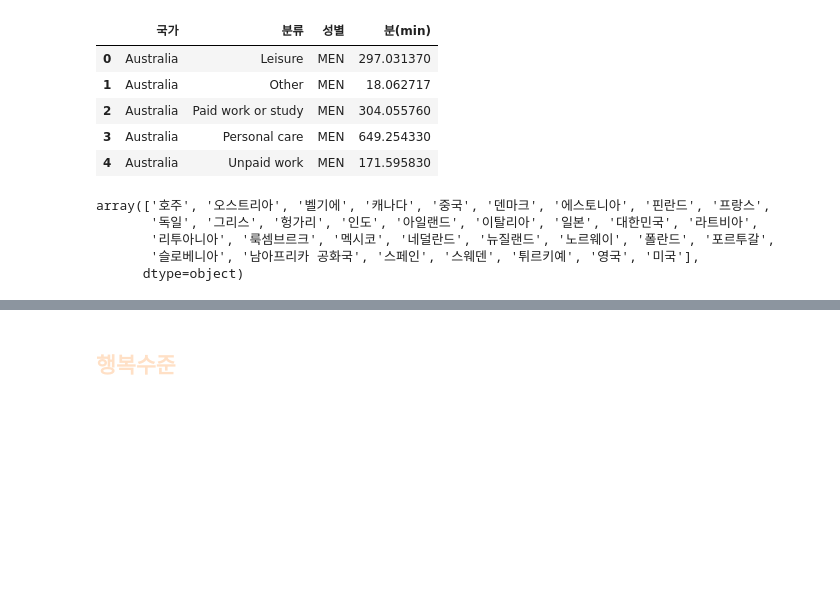
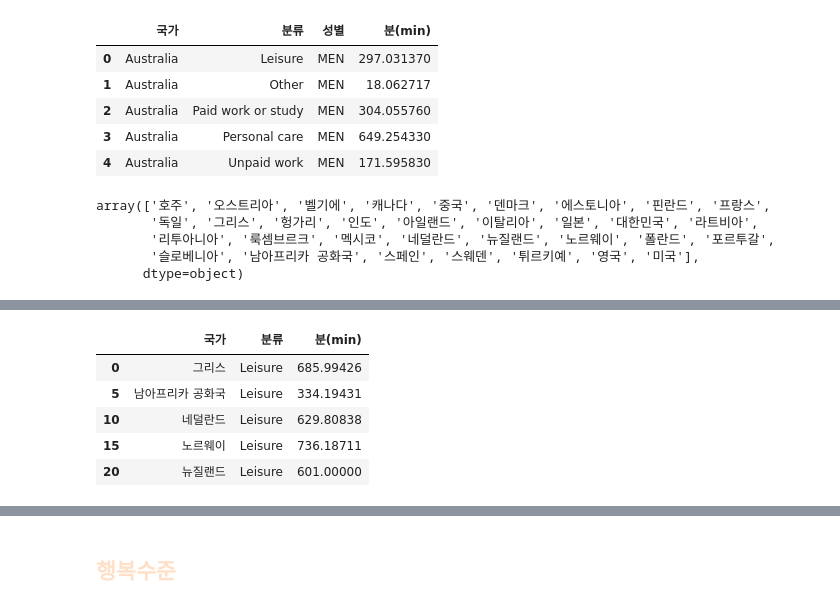
Before and after one commit to nyeokinyeoki/Toy-Projects-with-Tableau, a Jupyter notebook: Side_pro_leis.ipynb, the cells around one changed output, grey strips where cells are left out. Cells and saved outputs as stored; diff of their text form; code cells hidden in the pictures; blank space fills up the shorter version.

```diff
--- a/Side_pro_leis.ipynb
+++ b/Side_pro_leis.ipynb
@@ -202,0 +215,10 @@ array(['호주', '오스트리아', '벨기에', '캐나다', '중국', '덴마
+# %%
+timeUse_oecd_gr = timeUse_oecd_gr[timeUse_oecd_gr["분류"]=="Leisure"]
+timeUse_oecd_gr.head()
+# %% [output]
+|  | 국가 | 분류 | 분(min) |
+| 0 | 그리스 | Leisure | 685.99426 |
+| 5 | 남아프리카 공화국 | Leisure | 334.19431 |
+| 10 | 네덜란드 | Leisure | 629.80838 |
+| 15 | 노르웨이 | Leisure | 736.18711 |
+| 20 | 뉴질랜드 | Leisure | 601.00000 |
```
Also changed, not shown: parts of 7 cells of this notebook, 1 other file.
